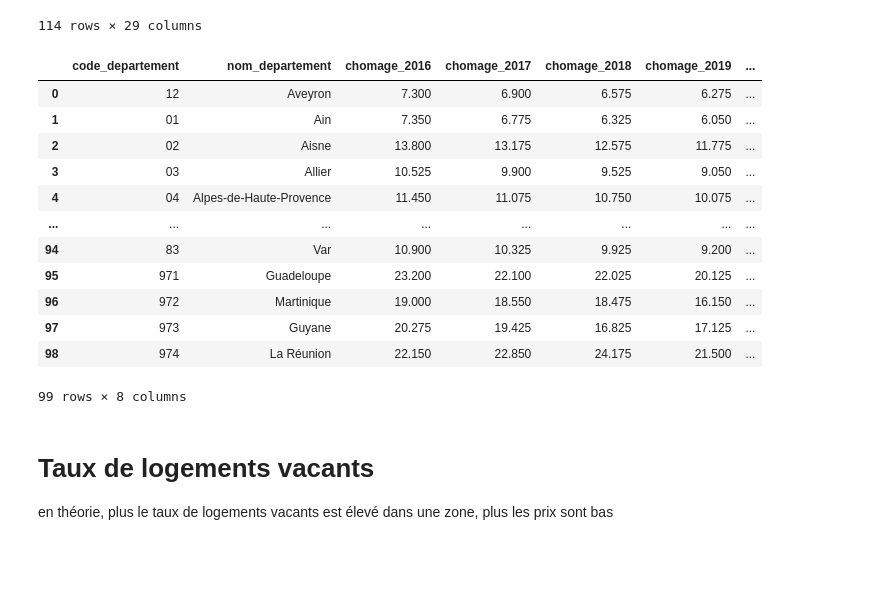
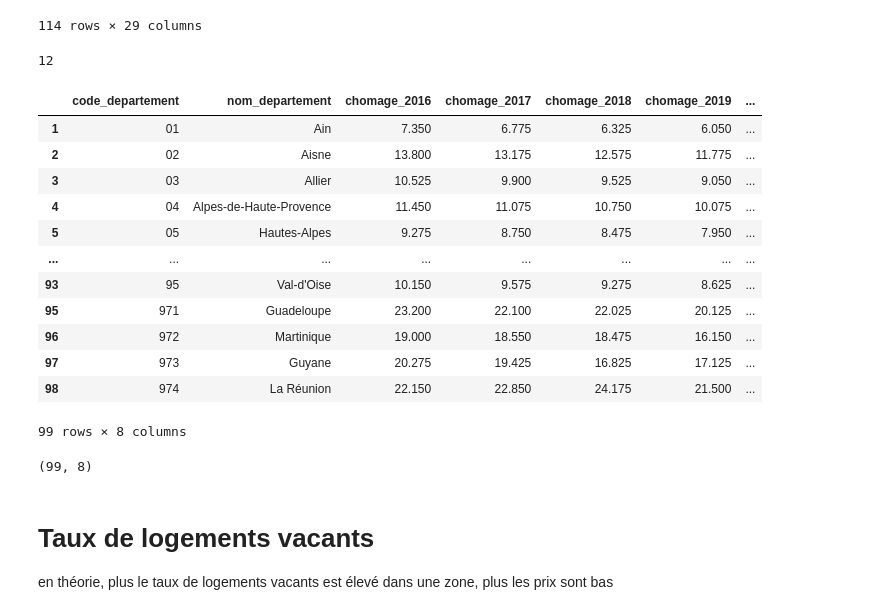
Before and after one commit to victor-kerros/tokenisation-immo, a Jupyter notebook: exploration_autres_data.ipynb, the cells around one changed output. Cells and saved outputs as stored; diff of their text form; code cells hidden in the pictures; blank space fills up the shorter version.

```diff
--- a/exploration_autres_data.ipynb
+++ b/exploration_autres_data.ipynb
@@ -234,45 +246,46 @@ DEPARTMENTS = {
     '83': 'Var',
     '84': 'Vaucluse',
     '85': 'Vendée',
     '86': 'Vienne',
     '87': 'Haute-Vienne',
     '88': 'Vosges',
     '89': 'Yonne',
     '90': 'Territoire de Belfort',
     '91': 'Essonne',
     '92': 'Hauts-de-Seine',
     '93': 'Seine-Saint-Denis',
     '94': 'Val-de-Marne',
     '95': 'Val-d\'Oise',
     '971': 'Guadeloupe',
     '972': 'Martinique',
     '973': 'Guyane',
     '974': 'La Réunion',
     '976': 'Mayotte',
 }
 
 flipped_dict = dict(zip(DEPARTMENTS.values(), DEPARTMENTS.keys()))
 chomage_vf["Département"] = chomage_vf["Libellé"].map(flipped_dict)
 chomage_vf.drop(chomage_vf[chomage_vf['Département'].isnull()].index, inplace=True)
 
 chomage_final = chomage_vf[["Département","Libellé","2016","2017","2018","2019","2020","2021"]].copy()
 chomage_final.columns = ["code_departement","nom_departement","chomage_2016","chomage_2017",
                        "chomage_2018","chomage_2019","chomage_2020","chomage_2021"]
-chomage_final = chomage_final.reset_index().drop("index", axis =1).sprt_values(by = 'code_d')
+chomage_final = chomage_final.reset_index().drop("index", axis =1).sort_values(by = 'code_departement')
 display(chomage_final)
-
-#chomage_final.sort_values(by='code_departement')
+display(chomage_final.shape)
 # %% [output]
+12
 |  | code_departement | nom_departement | chomage_2016 | chomage_2017 | chomage_2018 | chomage_2019 | ... |
-| 0 | 12 | Aveyron | 7.300 | 6.900 | 6.575 | 6.275 | ... |
 | 1 | 01 | Ain | 7.350 | 6.775 | 6.325 | 6.050 | ... |
 | 2 | 02 | Aisne | 13.800 | 13.175 | 12.575 | 11.775 | ... |
 | 3 | 03 | Allier | 10.525 | 9.900 | 9.525 | 9.050 | ... |
 | 4 | 04 | Alpes-de-Haute-Provence | 11.450 | 11.075 | 10.750 | 10.075 | ... |
+| 5 | 05 | Hautes-Alpes | 9.275 | 8.750 | 8.475 | 7.950 | ... |
 | ... | ... | ... | ... | ... | ... | ... | ... |
-| 94 | 83 | Var | 10.900 | 10.325 | 9.925 | 9.200 | ... |
+| 93 | 95 | Val-d'Oise | 10.150 | 9.575 | 9.275 | 8.625 | ... |
 | 95 | 971 | Guadeloupe | 23.200 | 22.100 | 22.025 | 20.125 | ... |
 | 96 | 972 | Martinique | 19.000 | 18.550 | 18.475 | 16.150 | ... |
 | 97 | 973 | Guyane | 20.275 | 19.425 | 16.825 | 17.125 | ... |
 | 98 | 974 | La Réunion | 22.150 | 22.850 | 24.175 | 21.500 | ... |
-99 rows × 8 columns
+99 rows × 8 columns
+(99, 8)
```
Also changed, not shown: parts of 12 cells of this notebook, 1 other file.
